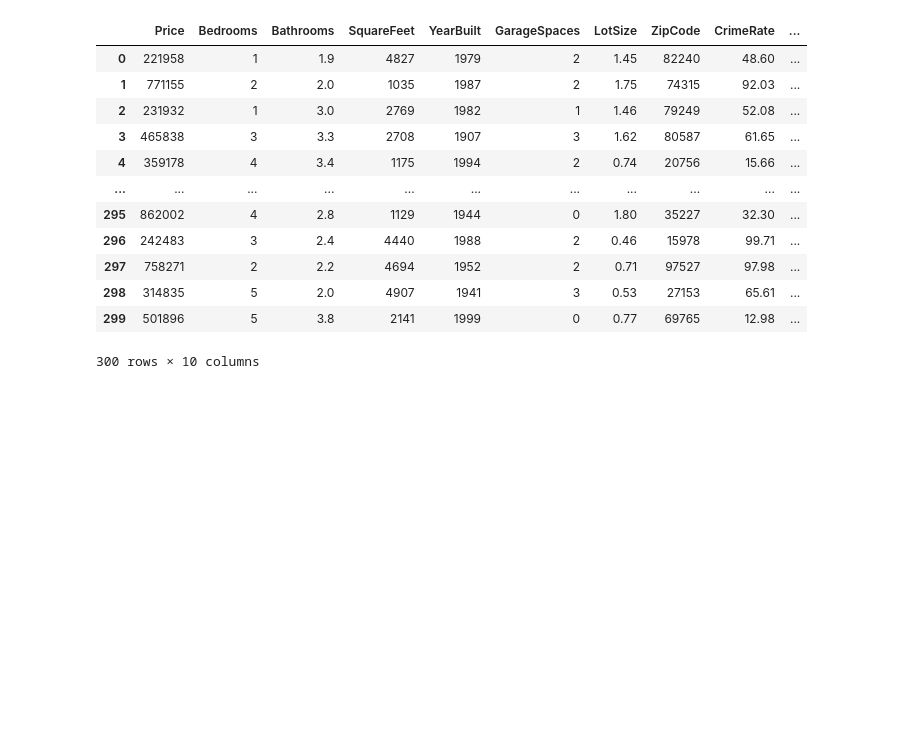
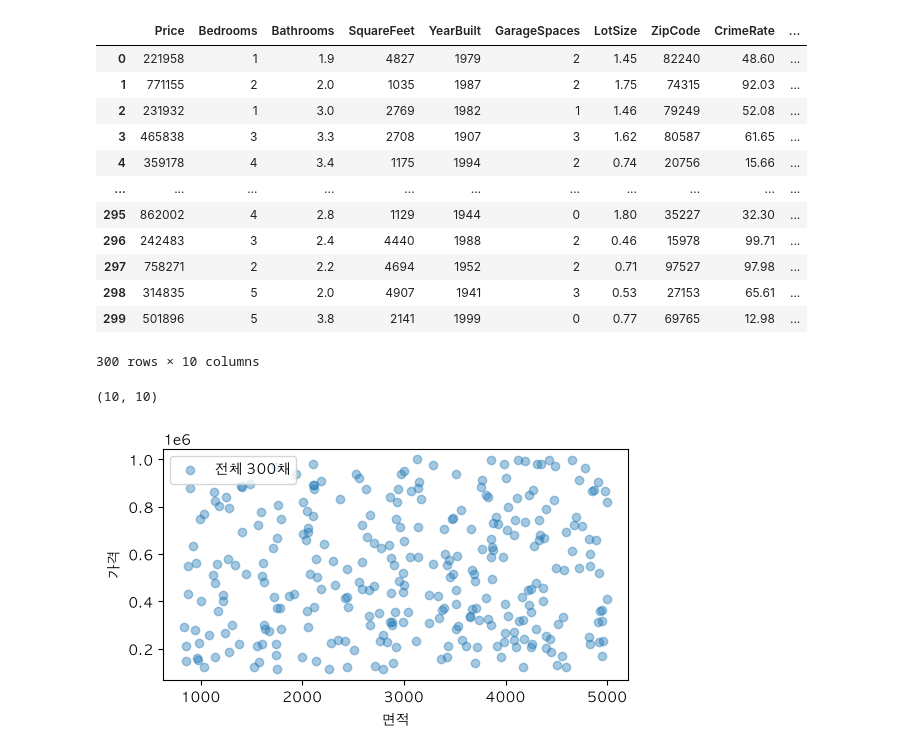
Before and after one commit to IndieGameMaker/kant_ml, a Jupyter notebook: 02_ml.ipynb, the cells around one changed output. Drawn from its saved outputs; the diff is of its cells as text; code cells hidden in the pictures; blank space fills up the shorter version.

```diff
--- a/02_ml.ipynb
+++ b/02_ml.ipynb
@@ -47,3 +47,17 @@ house
 300 rows × 10 columns
 # %%
 small = house[(house["YearBuilt"] > 2015) & (house["CrimeRate"] < 40)]
+small.shape
+# %% [output]
+(10, 10)
+# %%
+import matplotlib.pyplot as plt
+
+plt.figure(figsize=(6,3))
+plt.scatter(house["SquareFeet"], house["Price"], alpha=0.4, label="전체 300채")
+plt.xlabel("면적")
+plt.ylabel("가격")
+plt.legend()
+plt.show()
+# %% [output]
+[figure, added]
```
